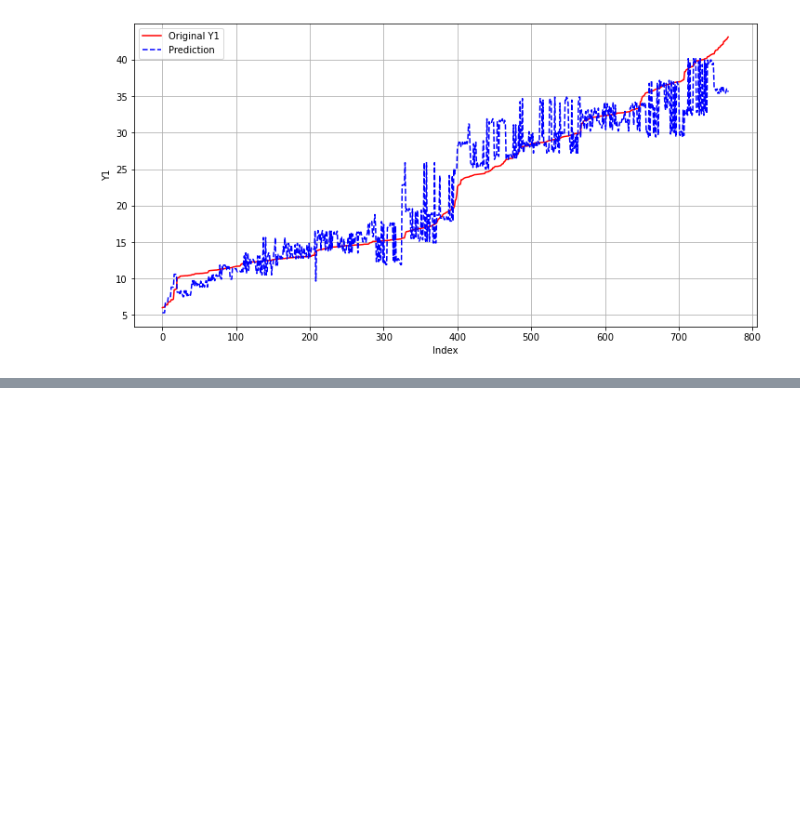
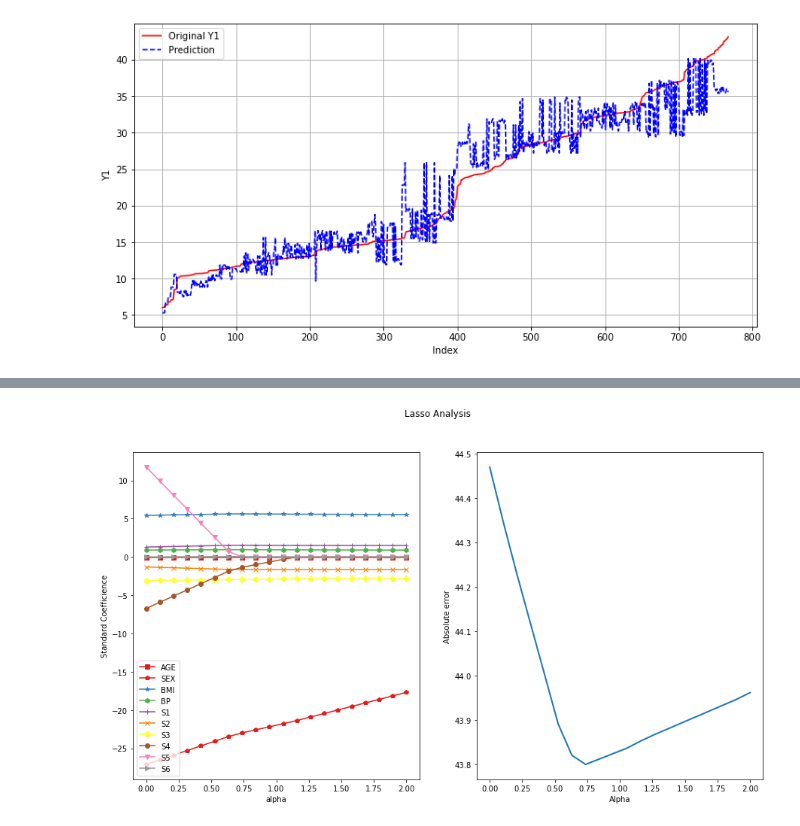
Before and after one commit to MissArtemis/ML, a Jupyter notebook: Analysis/RegressionAnalysis.ipynb, the cells around one changed output, grey strips where cells are left out. Saved outputs shown, nothing was run; the diff lists cells and outputs as text; code cells hidden in the pictures; blank space fills up the shorter version.

Commit message:
Add lasso regression method

```diff
--- a/Analysis/RegressionAnalysis.ipynb
+++ b/Analysis/RegressionAnalysis.ipynb
@@ -160,0 +180,18 @@ from sklearn.metrics import r2_score,mean_absolute_error
+# %%
+predictors=["AGE","SEX","BMI","BP","S1","S2","S3","S4","S5","S6"]
+prey = "Y"
+alpha_lasso = np.linspace(0.00005,2,20)
+col = ['alpha','r2_score','mae','AGE','SEX','BMI','BP','S1','S2','S3','S4','S5','S6']
+ind = ['alpha_%.2g'%alpha_lasso[i] for i in range(0,len(alpha_lasso))]
+coef_matrix_lasso = pd.DataFrame(index=ind,columns=col)
+
+np.random.seed(123421)
+index = np.random.permutation(diabete.shape[0])
+trainindex = index[0:350]
+testindex = index[350:-1]
+diabete_train = diabete.iloc[trainindex,:]
+diabete_test = diabete.iloc[testindex,:]
+for i in range(len(alpha_lasso)):
+    coef_matrix_lasso.loc[i,:]=lasso_regression(diabete_train,diabete_test,predictors,prey,alpha_lasso[i])
+
+coef_matrix_lasso.sort_values("mae").head(10)
@@ -160,0 +210,22 @@ from sklearn.metrics import r2_score,mean_absolute_error
+# %%
+ploty = ["AGE","SEX","BMI","BP","S1","S2","S3","S4","S5","S6"]
+shape = ["s","p","*","h","+","x","D","o","v",">"]
+plt.figure(figsize=(15,8))
+plt.grid("on")
+plt.subplot(1,2,1)
+
+for i in np.arange(len(ploty)):
+    plt.plot(coef_matrix_lasso["alpha"],coef_matrix_lasso[ploty[i]],color = plt.cm.Set1(i/len(ploty)),label =ploty[i],marker = shape[i] )
+    plt.legend()
+    plt.xlabel("alpha")
+    plt.ylabel("Standard Coefficience")
+
+plt.subplot(1,2,2)
+
+plt.plot(coef_matrix_lasso["alpha"],coef_matrix_lasso["mae"],linewidth=2)
+plt.xlabel("Alpha")
+plt.ylabel("Absolute error")
+plt.suptitle("Lasso Analysis")
+plt.show()
+# %% [output]
+[figure, added]
```
Also changed, not shown: parts of 7 cells of this notebook.
